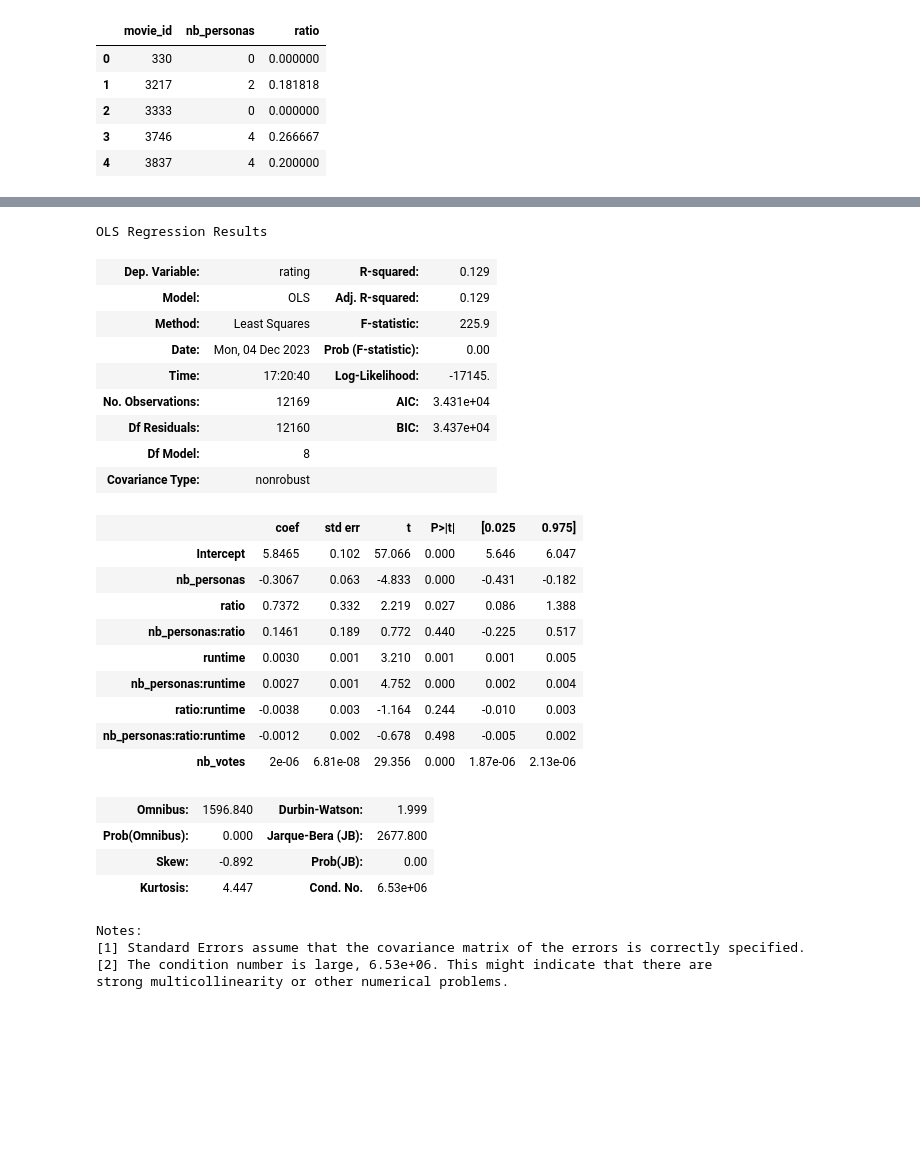
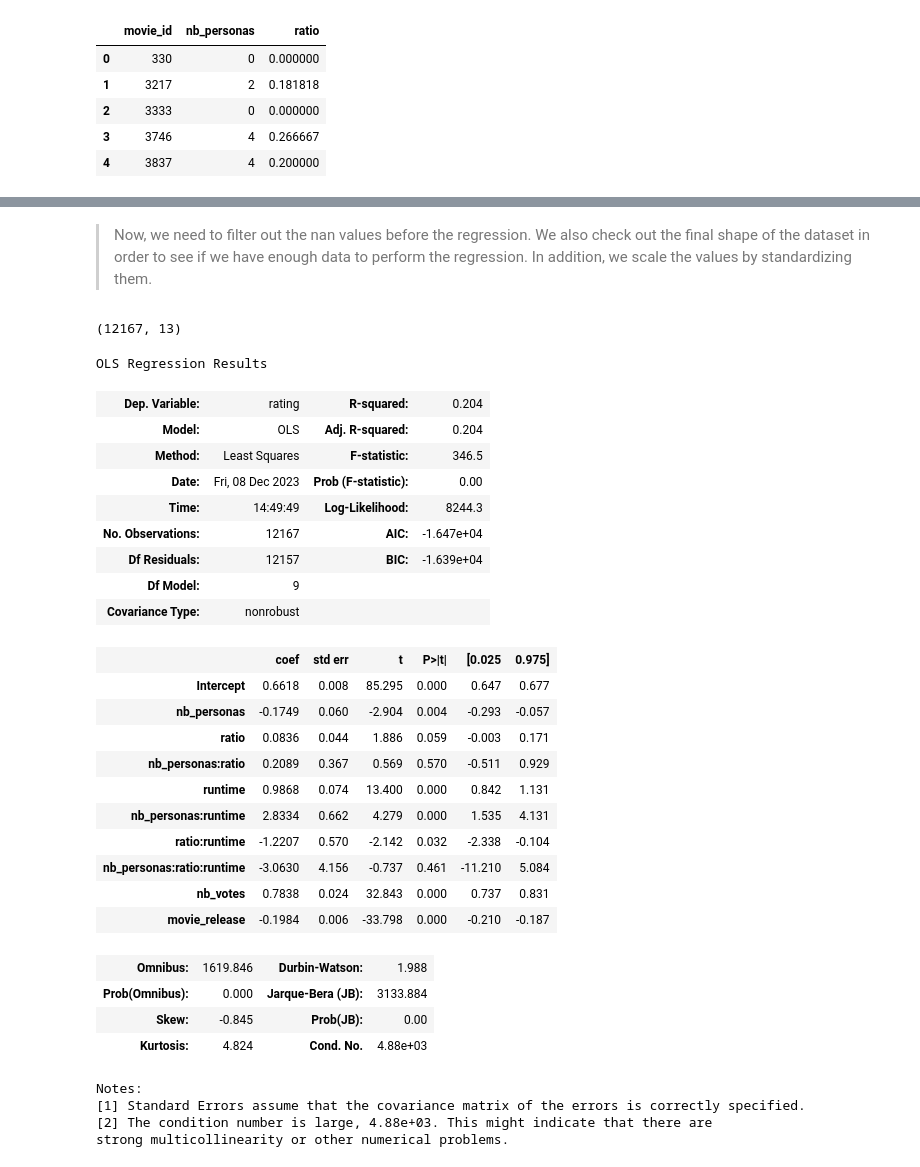
Before and after one commit to epfl-ada/ada-2023-project-theredpandada5, a Jupyter notebook: Statistics Pipeline.ipynb, the cells around one changed output, grey strips where cells are left out. Drawn from its saved outputs; the diff is of its cells as text; code cells hidden in the pictures; blank space fills up the shorter version.

Commit message:
website working + persona time + regression standardized

```diff
--- a/Statistics Pipeline.ipynb
+++ b/Statistics Pipeline.ipynb
@@ -875,42 +926,54 @@ movies.head()
 | 2 | 28463795 | Brun bitter | NaN | 83.0 | {'/m/05f_3': 'Norwegian Language'} | {'/m/05b4w': 'Norway'} | 1988.0 | [Drama, Crime] | tt0094806 | ... |
 | 3 | 9363483 | White Of The Eye | NaN | 110.0 | {'/m/02h40lc': 'English Language'} | {'/m/07ssc': 'United Kingdom'} | 1987.0 | [Thriller, Psychological Thriller... | tt0094320 | ... |
 | 4 | 261236 | A Woman in Flames | NaN | 106.0 | {'/m/04306rv': 'German Language'} | {'/m/0345h': 'Germany'} | 1983.0 | [Drama] | tt0083949 | ... |
+# %% [markdown]
+> Now, we need to filter out the nan values before the regression. We also check out the final shape of the dataset in order to see if we have enough data to perform the regression. In addition, we scale the values by standardizing them.
 # %%
-movies_regression = movies[movies.nb_personas != 0]
-movies_regression = movies_regression[movies_regression.rating.notna()] # shape (22465, 13)
-movies_regression = movies_regression[movies_regression.ratio.notna()] # shape (12689, 13)
-movies_regression = movies_regression[movies_regression.runtime.notna()]
-movies_regression = movies_regression[movies_regression.nb_votes.notna()] #shape (12170, 13)
+movies_regression = movies[(movies.nb_personas != 0) & (movies.rating.notna()) & (movies.ratio.notna()) & (movies.runtime.notna())
+                           & (movies.nb_votes.notna()) & (movies.movie_release.notna())]
+movies_regression.shape
+# %% [output]
+(12167, 13)
+# %%
+def standardize(data):
+    return (data - data.mean()) / data.std()
+
+def min_max(data):
+    return (data - data.min()) / (data.max() - data.min())
+# %%
+regression_columns = ['rating', 'ratio', 'runtime', 'nb_votes', 'movie_release', 'nb_personas']
+df_reg = movies_regression[regression_columns].apply(min_max)
 # %%
-model = smf.ols(formula='rating ~ nb_personas * ratio * runtime + nb_votes', data=movies_regression)
+model = smf.ols(formula='rating ~ nb_personas * ratio * runtime + nb_votes + movie_release', data=df_reg)
 results = model.fit()
 results.summary()
 # %% [output]
 OLS Regression Results
-| Dep. Variable: | rating | R-squared: | 0.129 |
-| Model: | OLS | Adj. R-squared: | 0.129 |
-| Method: | Least Squares | F-statistic: | 225.9 |
-| Date: | Mon, 04 Dec 2023 | Prob (F-statistic): | 0.00 |
-| Time: | 17:20:40 | Log-Likelihood: | -17145. |
-| No. Observations: | 12169 | AIC: | 3.431e+04 |
-| Df Residuals: | 12160 | BIC: | 3.437e+04 |
-| Df Model: | 8 |  |  |
+| Dep. Variable: | rating | R-squared: | 0.204 |
+| Model: | OLS | Adj. R-squared: | 0.204 |
+| Method: | Least Squares | F-statistic: | 346.5 |
+| Date: | Fri, 08 Dec 2023 | Prob (F-statistic): | 0.00 |
+| Time: | 14:49:49 | Log-Likelihood: | 8244.3 |
+| No. Observations: | 12167 | AIC: | -1.647e+04 |
+| Df Residuals: | 12157 | BIC: | -1.639e+04 |
+| Df Model: | 9 |  |  |
 | Covariance Type: | nonrobust |  |  |
 |  | coef | std err | t | P>|t| | [0.025 | 0.975] |
-| Intercept | 5.8465 | 0.102 | 57.066 | 0.000 | 5.646 | 6.047 |
-| nb_personas | -0.3067 | 0.063 | -4.833 | 0.000 | -0.431 | -0.182 |
-| ratio | 0.7372 | 0.332 | 2.219 | 0.027 | 0.086 | 1.388 |
-| nb_personas:ratio | 0.1461 | 0.189 | 0.772 | 0.440 | -0.225 | 0.517 |
-| runtime | 0.0030 | 0.001 | 3.210 | 0.001 | 0.001 | 0.005 |
-| nb_personas:runtime | 0.0027 | 0.001 | 4.752 | 0.000 | 0.002 | 0.004 |
-| ratio:runtime | -0.0038 | 0.003 | -1.164 | 0.244 | -0.010 | 0.003 |
-| nb_personas:ratio:runtime | -0.0012 | 0.002 | -0.678 | 0.498 | -0.005 | 0.002 |
-| nb_votes | 2e-06 | 6.81e-08 | 29.356 | 0.000 | 1.87e-06 | 2.13e-06 |
+| Intercept | 0.6618 | 0.008 | 85.295 | 0.000 | 0.647 | 0.677 |
+| nb_personas | -0.1749 | 0.060 | -2.904 | 0.004 | -0.293 | -0.057 |
+| ratio | 0.0836 | 0.044 | 1.886 | 0.059 | -0.003 | 0.171 |
+| nb_personas:ratio | 0.2089 | 0.367 | 0.569 | 0.570 | -0.511 | 0.929 |
+| runtime | 0.9868 | 0.074 | 13.400 | 0.000 | 0.842 | 1.131 |
+| nb_personas:runtime | 2.8334 | 0.662 | 4.279 | 0.000 | 1.535 | 4.131 |
+| ratio:runtime | -1.2207 | 0.570 | -2.142 | 0.032 | -2.338 | -0.104 |
+| nb_personas:ratio:runtime | -3.0630 | 4.156 | -0.737 | 0.461 | -11.210 | 5.084 |
+| nb_votes | 0.7838 | 0.024 | 32.843 | 0.000 | 0.737 | 0.831 |
+| movie_release | -0.1984 | 0.006 | -33.798 | 0.000 | -0.210 | -0.187 |
-| Omnibus: | 1596.840 | Durbin-Watson: | 1.999 |
-| Prob(Omnibus): | 0.000 | Jarque-Bera (JB): | 2677.800 |
-| Skew: | -0.892 | Prob(JB): | 0.00 |
-| Kurtosis: | 4.447 | Cond. No. | 6.53e+06 |
+| Omnibus: | 1619.846 | Durbin-Watson: | 1.988 |
+| Prob(Omnibus): | 0.000 | Jarque-Bera (JB): | 3133.884 |
+| Skew: | -0.845 | Prob(JB): | 0.00 |
+| Kurtosis: | 4.824 | Cond. No. | 4.88e+03 |
 Notes:
 [1] Standard Errors assume that the covariance matrix of the errors is correctly specified.
-[2] The condition number is large, 6.53e+06. This might indicate that there are
+[2] The condition number is large, 4.88e+03. This might indicate that there are
 strong multicollinearity or other numerical problems.
```
Also changed, not shown: parts of 9 cells of this notebook.
